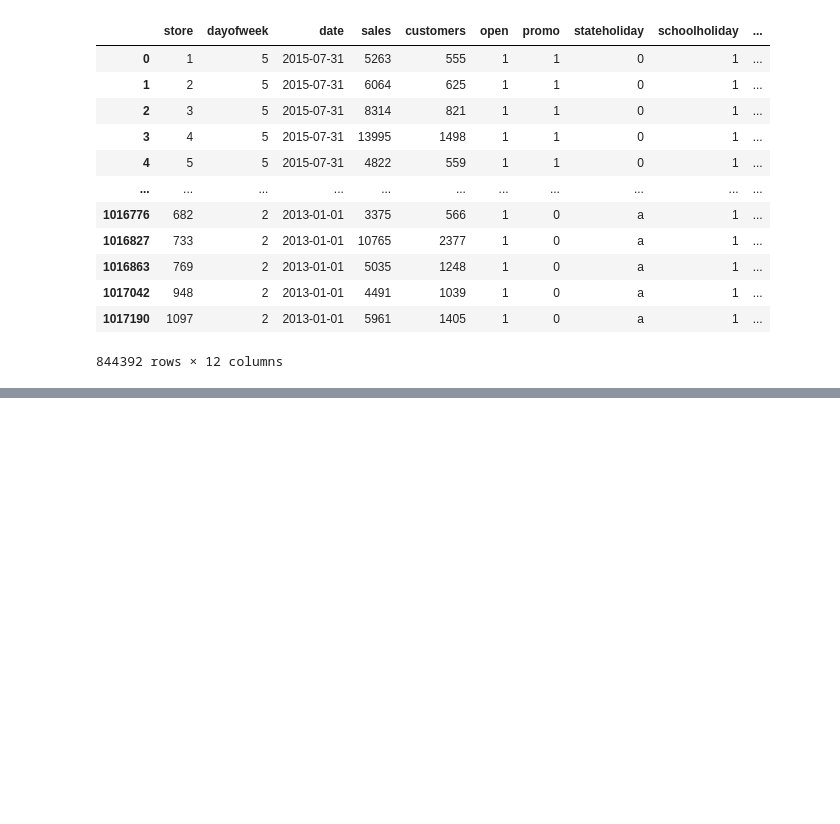
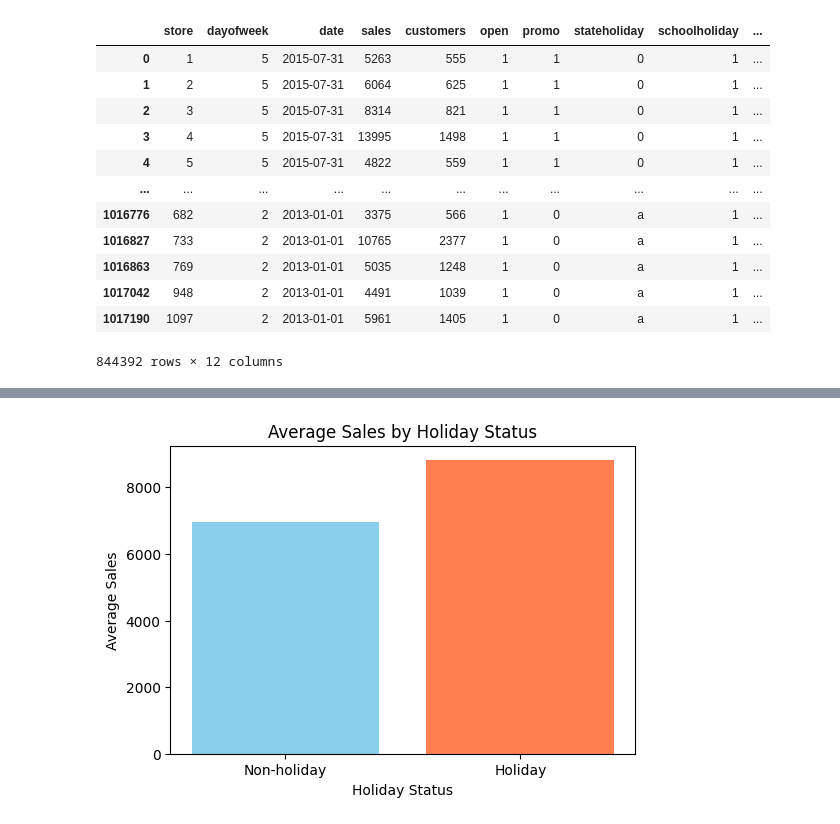
Before and after one commit to readulislamtamim/sales-forecasting, a Jupyter notebook: notebooks/main.ipynb, the cells around one changed output, grey strips where cells are left out. Cells and saved outputs as stored; diff of their text form; code cells hidden in the pictures; blank space fills up the shorter version.

```diff
--- a/notebooks/main.ipynb
+++ b/notebooks/main.ipynb
@@ -344,0 +371,4 @@ AttributeError: 'DataFrame' object has no attribute 'sort_value'
+# %%
+visualizer.plot_sales_by_holiday()
+# %% [output]
+[figure, added]
```
Also changed, not shown: parts of 6 cells of this notebook, 1 other file.
